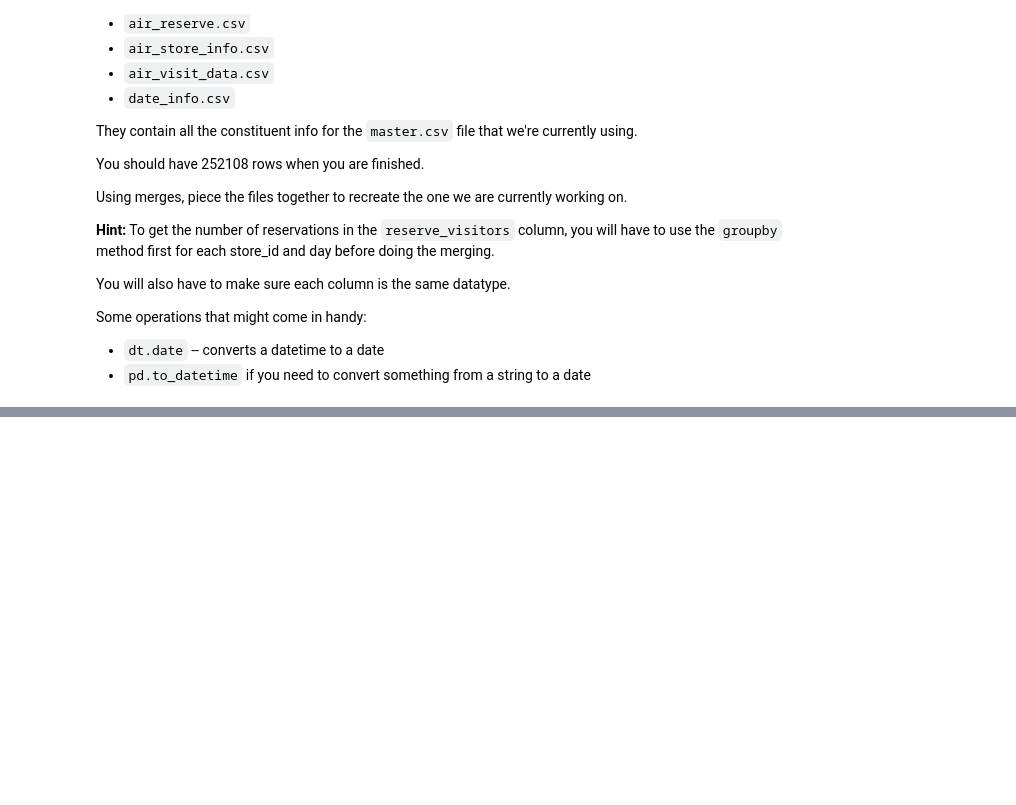
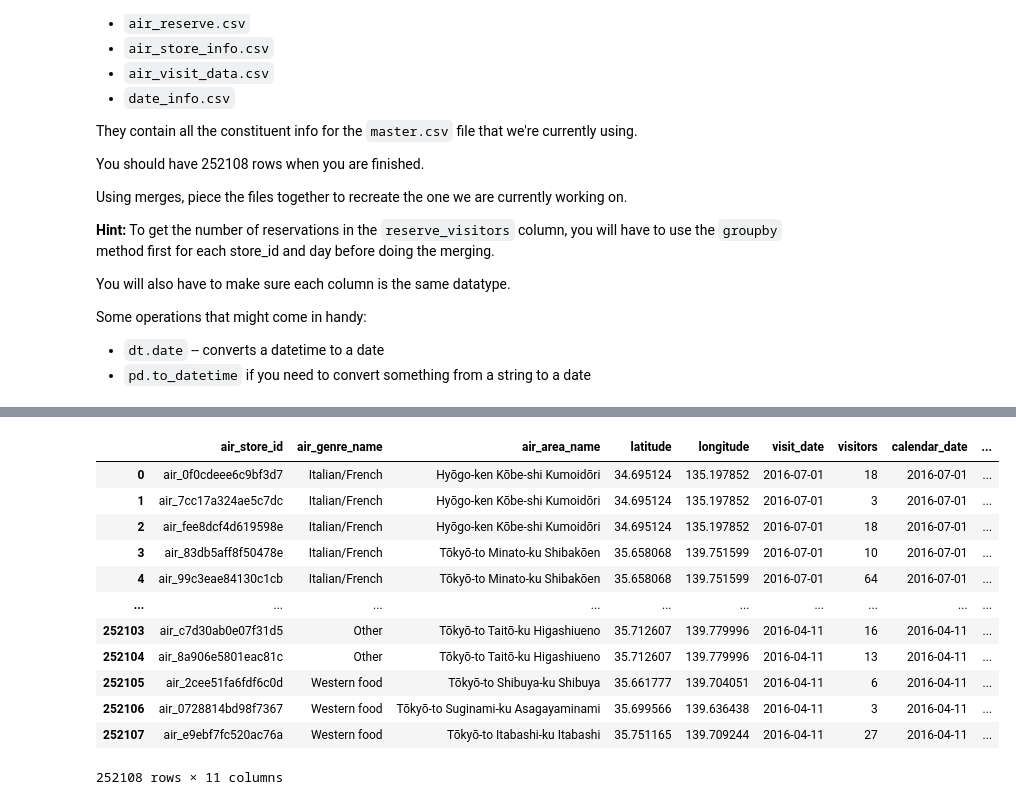
Before and after one commit to Lothdyn/my-1019-repo, a Jupyter notebook: ClassMaterial/Unit2/Class6/labs/Pandas -- Cleaning, Merging, Grouping-Restaurants-.ipynb, the cells around one changed output, grey strips where cells are left out. Saved outputs shown, nothing was run; the diff lists cells and outputs as text; code cells hidden in the pictures; blank space fills up the shorter version.

```diff
--- a/ClassMaterial/Unit2/Class6/labs/Pandas -- Cleaning, Merging, Grouping-Restaurants-.ipynb
+++ b/ClassMaterial/Unit2/Class6/labs/Pandas -- Cleaning, Merging, Grouping-Restaurants-.ipynb
@@ -244,0 +611,4 @@ Some operations that might come in handy:
+# %%
+reserve['visit_datetime'] = pd.to_datetime(reserve['visit_datetime'])
+# %%
+reserve['reserve_datetime'] = pd.to_datetime(reserve['reserve_datetime'])
@@ -244,0 +645,2 @@ Some operations that might come in handy:
+# %%
+reserve["visit_date"] = reserve["visit_datetime"].dt.date
@@ -244,0 +656,2 @@ Some operations that might come in handy:
+# %%
+bdf_4 = reserve.groupby(['air_store_id','visit_date'])['reserve_visitors'].sum().reset_index()
@@ -244,0 +700,16 @@ Some operations that might come in handy:
+# %%
+bdf_3.merge(bdf_4,how="left",left_on = ['air_store_id','visit_date'], right_on = ['air_store_id','visit_date'])
+# %% [output]
+|  | air_store_id | air_genre_name | air_area_name | latitude | longitude | visit_date | visitors | calendar_date | ... |
+| 0 | air_0f0cdeee6c9bf3d7 | Italian/French | Hyōgo-ken Kōbe-shi Kumoidōri | 34.695124 | 135.197852 | 2016-07-01 | 18 | 2016-07-01 | ... |
+| 1 | air_7cc17a324ae5c7dc | Italian/French | Hyōgo-ken Kōbe-shi Kumoidōri | 34.695124 | 135.197852 | 2016-07-01 | 3 | 2016-07-01 | ... |
+| 2 | air_fee8dcf4d619598e | Italian/French | Hyōgo-ken Kōbe-shi Kumoidōri | 34.695124 | 135.197852 | 2016-07-01 | 18 | 2016-07-01 | ... |
+| 3 | air_83db5aff8f50478e | Italian/French | Tōkyō-to Minato-ku Shibakōen | 35.658068 | 139.751599 | 2016-07-01 | 10 | 2016-07-01 | ... |
+| 4 | air_99c3eae84130c1cb | Italian/French | Tōkyō-to Minato-ku Shibakōen | 35.658068 | 139.751599 | 2016-07-01 | 64 | 2016-07-01 | ... |
+| ... | ... | ... | ... | ... | ... | ... | ... | ... | ... |
+| 252103 | air_c7d30ab0e07f31d5 | Other | Tōkyō-to Taitō-ku Higashiueno | 35.712607 | 139.779996 | 2016-04-11 | 16 | 2016-04-11 | ... |
+| 252104 | air_8a906e5801eac81c | Other | Tōkyō-to Taitō-ku Higashiueno | 35.712607 | 139.779996 | 2016-04-11 | 13 | 2016-04-11 | ... |
+| 252105 | air_2cee51fa6fdf6c0d | Western food | Tōkyō-to Shibuya-ku Shibuya | 35.661777 | 139.704051 | 2016-04-11 | 6 | 2016-04-11 | ... |
+| 252106 | air_0728814bd98f7367 | Western food | Tōkyō-to Suginami-ku Asagayaminami | 35.699566 | 139.636438 | 2016-04-11 | 3 | 2016-04-11 | ... |
+| 252107 | air_e9ebf7fc520ac76a | Western food | Tōkyō-to Itabashi-ku Itabashi | 35.751165 | 139.709244 | 2016-04-11 | 27 | 2016-04-11 | ... |
+252108 rows × 11 columns
```
Also changed, not shown: parts of 57 cells of this notebook, 2 other files.
